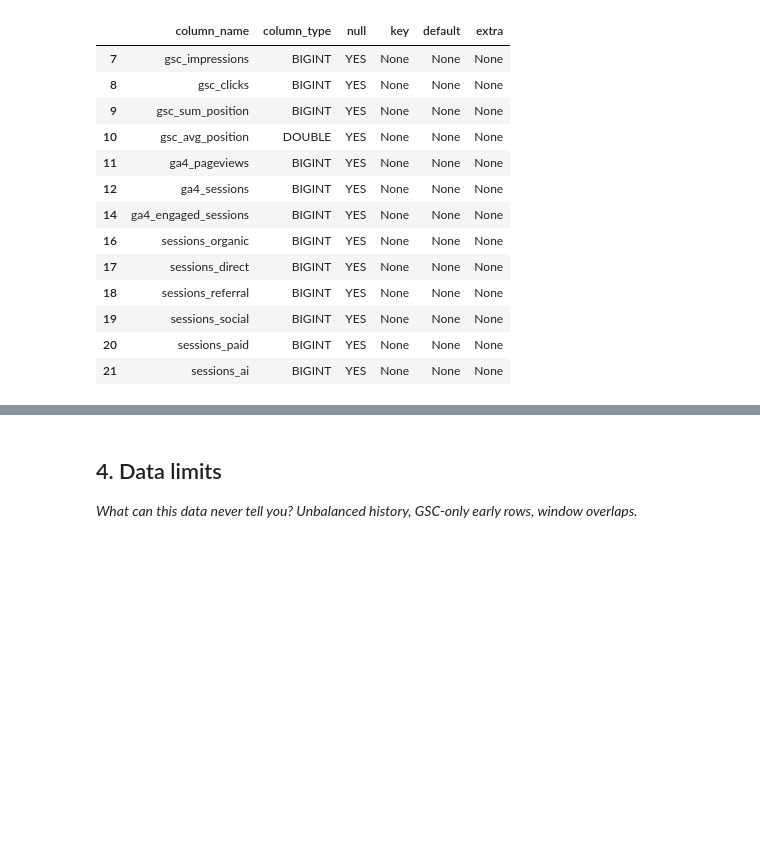
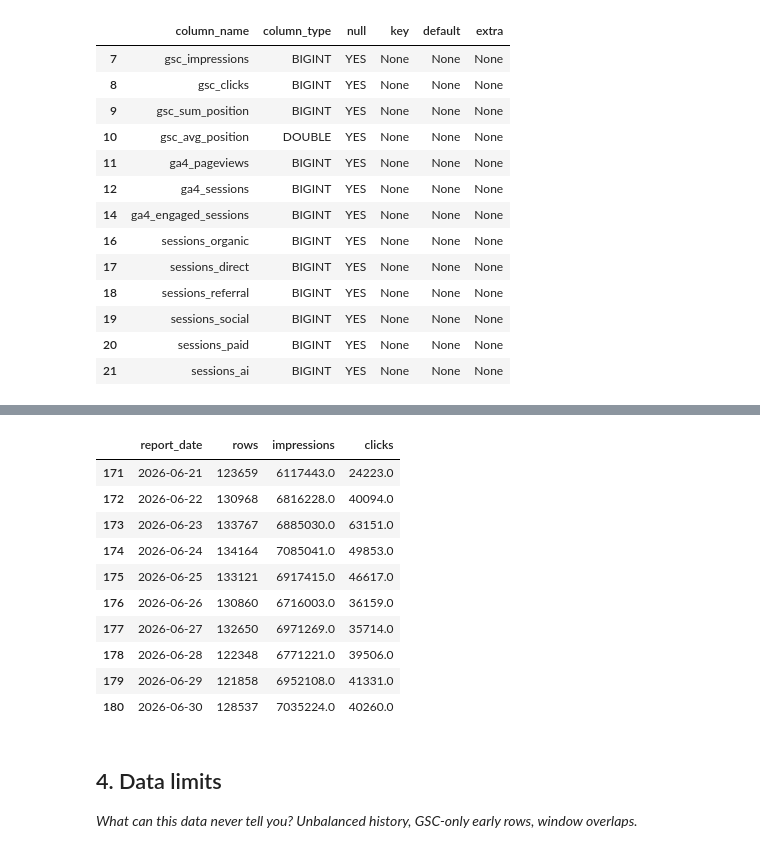
Before and after one commit to nazama-tech/Flyrank-Ml-internship, a Jupyter notebook: work/notebooks/w03_data_contract.ipynb, the cells around one changed output, grey strips where cells are left out. Cells and saved outputs as stored; diff of their text form; code cells hidden in the pictures; blank space fills up the shorter version.

```diff
--- a/work/notebooks/w03_data_contract.ipynb
+++ b/work/notebooks/w03_data_contract.ipynb
@@ -224,3 +255,17 @@ columns[
+# %%
+sample_trend.tail(10)
+# %% [output]
+|  | report_date | rows | impressions | clicks |
+| 171 | 2026-06-21 | 123659 | 6117443.0 | 24223.0 |
+| 172 | 2026-06-22 | 130968 | 6816228.0 | 40094.0 |
+| 173 | 2026-06-23 | 133767 | 6885030.0 | 63151.0 |
+| 174 | 2026-06-24 | 134164 | 7085041.0 | 49853.0 |
+| 175 | 2026-06-25 | 133121 | 6917415.0 | 46617.0 |
+| 176 | 2026-06-26 | 130860 | 6716003.0 | 36159.0 |
+| 177 | 2026-06-27 | 132650 | 6971269.0 | 35714.0 |
+| 178 | 2026-06-28 | 122348 | 6771221.0 | 39506.0 |
+| 179 | 2026-06-29 | 121858 | 6952108.0 | 41331.0 |
+| 180 | 2026-06-30 | 128537 | 7035224.0 | 40260.0 |
 # %% [markdown]
 ## 4. Data limits
 
```
Also changed, not shown: parts of 2 cells of this notebook.
